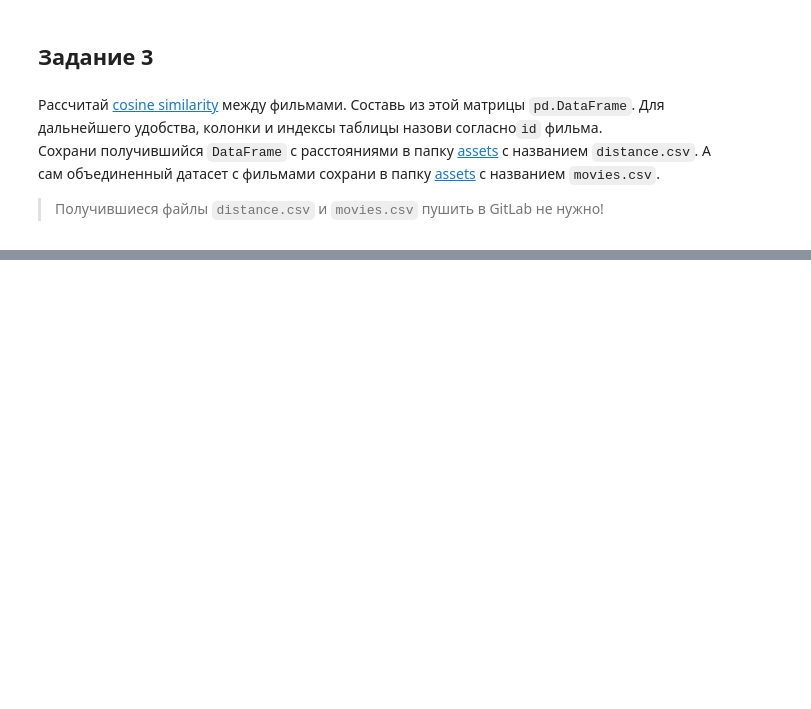
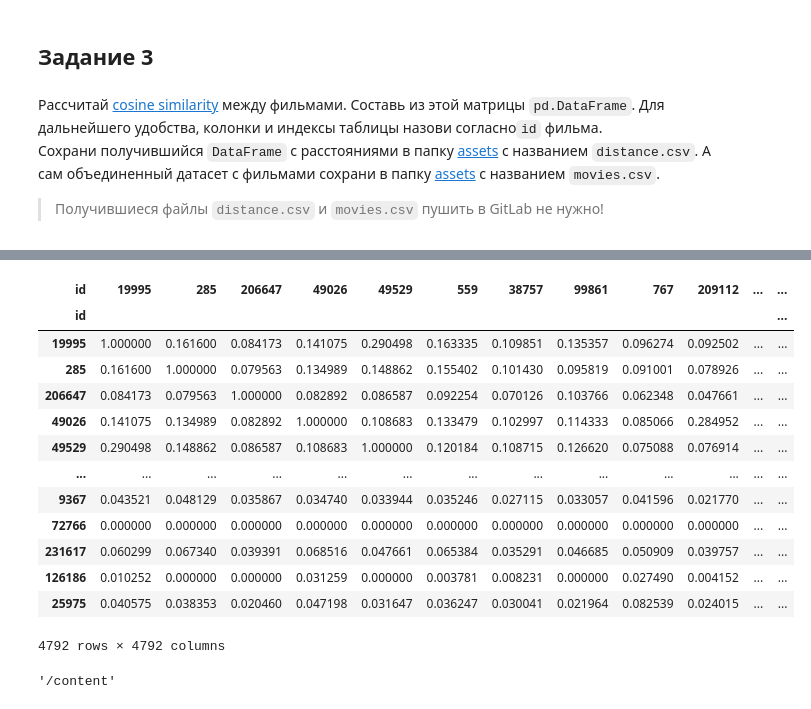
Before and after one commit to tundraAr/DS14-1, a Jupyter notebook: src/notebooks/distances.ipynb, the cells around one changed output, grey strips where cells are left out. Cells and saved outputs as stored; diff of their text form; code cells hidden in the pictures; blank space fills up the shorter version.

```diff
--- a/src/notebooks/distances.ipynb
+++ b/src/notebooks/distances.ipynb
@@ -26,0 +134,9 @@ import pandas as pd
+# %%
+# Код тут
+#объедим выбранные текстовые поля для создания векторного документа
+text = movies[['overview', 'keywords']].apply(lambda x: ' '.join(x.astype(str)), axis=1)
+# text=movies['overview'].fillna('')
+print(text[0]) #проверка результата
+# title = movies['title_x']
+#title.head()  #проверка результата
+# movies.keywords
@@ -26,0 +157,8 @@ import pandas as pd
+# %%
+movies_min = pd.DataFrame({'text':text})
+#movies_min.head()
+# %%
+vectorizer = TfidfVectorizer(stop_words = 'english', max_features=10000)
+tfidf_matrix = vectorizer.fit_transform(movies_min['text'])
+feature_names = vectorizer.get_feature_names_out()
+tfidf_matrix.shape
@@ -38,0 +177,5 @@ import pandas as pd
+# %%
+# Код тут
+from sklearn.metrics.pairwise import linear_kernel
+cosine_sim = linear_kernel(tfidf_matrix)
+cosine_sim.shape
@@ -38,0 +200,23 @@ import pandas as pd
+# %%
+df_cosine_sim = pd.DataFrame(cosine_sim, columns=movies.id, index=movies.id)
+df_cosine_sim
+# %% [output]
+| id | 19995 | 285 | 206647 | 49026 | 49529 | 559 | 38757 | 99861 | 767 | 209112 | ... | ... |
+| id |  |  |  |  |  |  |  |  |  |  |  | ... |
+| 19995 | 1.000000 | 0.161600 | 0.084173 | 0.141075 | 0.290498 | 0.163335 | 0.109851 | 0.135357 | 0.096274 | 0.092502 | ... | ... |
+| 285 | 0.161600 | 1.000000 | 0.079563 | 0.134989 | 0.148862 | 0.155402 | 0.101430 | 0.095819 | 0.091001 | 0.078926 | ... | ... |
+| 206647 | 0.084173 | 0.079563 | 1.000000 | 0.082892 | 0.086587 | 0.092254 | 0.070126 | 0.103766 | 0.062348 | 0.047661 | ... | ... |
+| 49026 | 0.141075 | 0.134989 | 0.082892 | 1.000000 | 0.108683 | 0.133479 | 0.102997 | 0.114333 | 0.085066 | 0.284952 | ... | ... |
+| 49529 | 0.290498 | 0.148862 | 0.086587 | 0.108683 | 1.000000 | 0.120184 | 0.108715 | 0.126620 | 0.075088 | 0.076914 | ... | ... |
+| ... | ... | ... | ... | ... | ... | ... | ... | ... | ... | ... | ... | ... |
+| 9367 | 0.043521 | 0.048129 | 0.035867 | 0.034740 | 0.033944 | 0.035246 | 0.027115 | 0.033057 | 0.041596 | 0.021770 | ... | ... |
+| 72766 | 0.000000 | 0.000000 | 0.000000 | 0.000000 | 0.000000 | 0.000000 | 0.000000 | 0.000000 | 0.000000 | 0.000000 | ... | ... |
+| 231617 | 0.060299 | 0.067340 | 0.039391 | 0.068516 | 0.047661 | 0.065384 | 0.035291 | 0.046685 | 0.050909 | 0.039757 | ... | ... |
+| 126186 | 0.010252 | 0.000000 | 0.000000 | 0.031259 | 0.000000 | 0.003781 | 0.008231 | 0.000000 | 0.027490 | 0.004152 | ... | ... |
+| 25975 | 0.040575 | 0.038353 | 0.020460 | 0.047198 | 0.031647 | 0.036247 | 0.030041 | 0.021964 | 0.082539 | 0.024015 | ... | ... |
+4792 rows × 4792 columns
+# %%
+import os
+os.getcwd()
+# %% [output]
+'/content'
```
Also changed, not shown: parts of 19 cells of this notebook, 7 other files.
